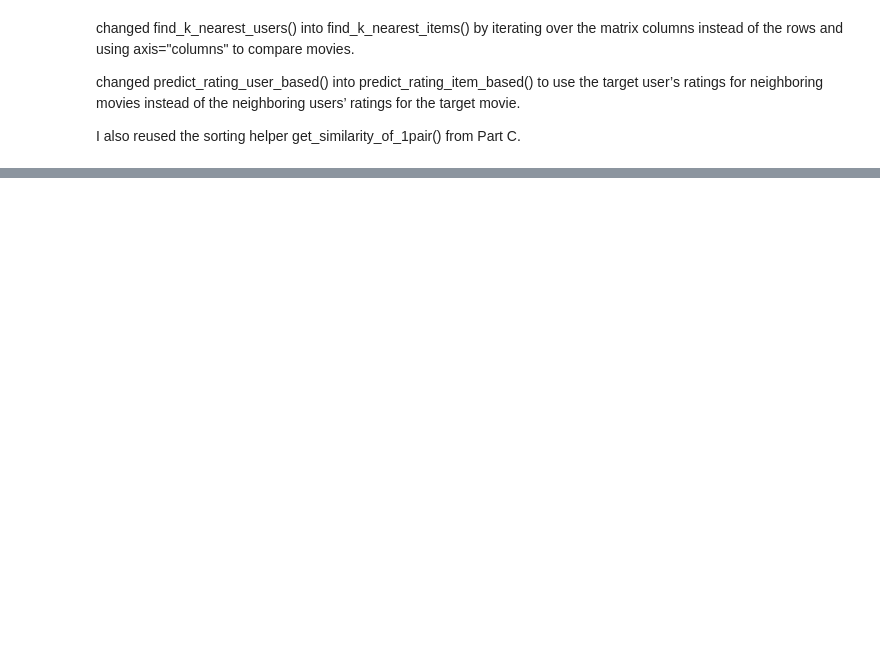
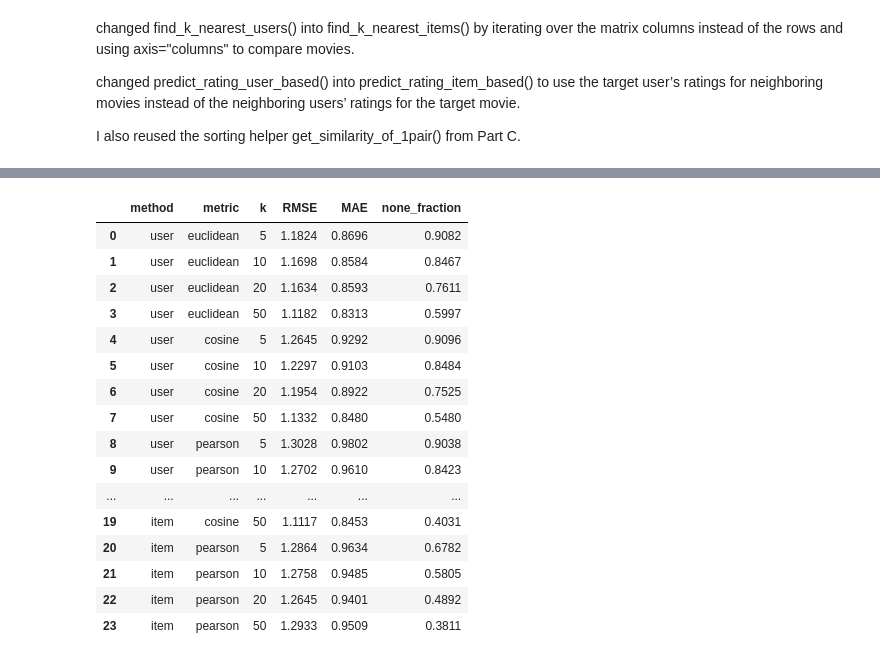
Before and after one commit to aseelibrahim123/ML_lab1, a Jupyter notebook: ML_lab1.ipynb, the cells around one changed output, grey strips where cells are left out. Saved outputs shown, nothing was run; the diff lists cells and outputs as text; code cells hidden in the pictures; blank space fills up the shorter version.

Commit message:
added part E,bouns 1,2

```diff
--- a/ML_lab1.ipynb
+++ b/ML_lab1.ipynb
@@ -380,3 +394,17 @@ changed find_k_nearest_users() into find_k_nearest_items() by iterating over the
 changed predict_rating_user_based() into predict_rating_item_based() to use the target user’s ratings for neighboring movies instead of the neighboring users’ ratings for the target movie.
 
 I also reused the sorting helper get_similarity_of_1pair() from Part C.
+# %%
+def train_test_split_ratings(ratings_df, test_fraction=0.2, seed=42):
+    parts = []
+    for _, grp in ratings_df.groupby("userId"):
+        n_test = max(1, int(round(len(grp) * test_fraction)))
+        n_test = min(n_test, len(grp) - 1)          # keep at least 1 training rating
+        parts.append(grp.sample(n=n_test, random_state=seed))
+    test_df = pd.concat(parts)
+    train_df = ratings_df.drop(test_df.index)
+    return train_df, test_df
+
+train_df, test_df = train_test_split_ratings(ratings)
+train_matrix = train_df.pivot_table(index="userId", columns="movieId", values="rating")
+print(len(train_df), len(test_df), train_matrix.shape)
@@ -382,0 +442,70 @@ I also reused the sorting helper get_similarity_of_1pair() from Part C.
+# %%
+METRICS = ["euclidean", "cosine", "pearson"]
+
+def run_grid(train_matrix, test_df, ks=(5, 10, 20, 50), min_co=2):
+    users, items = train_matrix.index, train_matrix.columns
+    R0 = np.nan_to_num(train_matrix.to_numpy(float))
+    M = train_matrix.notna().to_numpy(float)
+    u_pos = {u: i for i, u in enumerate(users)}
+    c_pos = {m: j for j, m in enumerate(items)}
+
+    n_total = len(test_df)
+    td = test_df[test_df.userId.isin(u_pos) & test_df.movieId.isin(c_pos)]
+    ui = td.userId.map(u_pos).to_numpy()
+    ci = td.movieId.map(c_pos).to_numpy()
+    true = td.rating.to_numpy(float)          # items unseen in training -> None
+
+    rows, cache = [], {}
+    for method in ["user", "item"]:
+        if method == "user":
+            A0, Am, targets = R0, M, ui
+        else:
+            A0, Am, targets = np.ascontiguousarray(R0.T), np.ascontiguousarray(M.T), ci
+        A0sq = A0 ** 2
+        nb = {m: {} for m in METRICS}
+        for t in np.unique(targets):
+            s = pair_stats(A0, Am, A0sq, t)
+            for m in METRICS:
+                nb[m][t] = top_neighbors(sims_from_stats(s, m, t, min_co), max(ks))
+        for m in METRICS:
+            cache[(method, m)] = nb[m]
+            for k in ks:
+                preds = np.full(len(true), np.nan)
+                for r in range(len(true)):
+                    idx, sims = nb[m][targets[r]]
+                    idx, sims = idx[:k], sims[:k]
+                    if method == "user":
+                        rt, mk = R0[idx, ci[r]], M[idx, ci[r]]
+                    else:
+                        rt, mk = R0[ui[r], idx], M[ui[r], idx]
+                    den = (np.abs(sims) * mk).sum()
+                    if den > 0:
+                        preds[r] = (sims * rt * mk).sum() / den
+                ok = ~np.isnan(preds)
+                err = preds[ok] - true[ok]
+                rows.append(dict(method=method, metric=m, k=k,
+                                 RMSE=np.sqrt(np.mean(err ** 2)),
+                                 MAE=np.mean(np.abs(err)),
+                                 none_fraction=1 - ok.sum() / n_total))
+    return pd.DataFrame(rows), cache
+
+results, cache = run_grid(train_matrix, test_df)      # takes a few minutes
+results.round(4)
+# %% [output]
+|  | method | metric | k | RMSE | MAE | none_fraction |
+| 0 | user | euclidean | 5 | 1.1824 | 0.8696 | 0.9082 |
+| 1 | user | euclidean | 10 | 1.1698 | 0.8584 | 0.8467 |
+| 2 | user | euclidean | 20 | 1.1634 | 0.8593 | 0.7611 |
+| 3 | user | euclidean | 50 | 1.1182 | 0.8313 | 0.5997 |
+| 4 | user | cosine | 5 | 1.2645 | 0.9292 | 0.9096 |
+| 5 | user | cosine | 10 | 1.2297 | 0.9103 | 0.8484 |
+| 6 | user | cosine | 20 | 1.1954 | 0.8922 | 0.7525 |
+| 7 | user | cosine | 50 | 1.1332 | 0.8480 | 0.5480 |
+| 8 | user | pearson | 5 | 1.3028 | 0.9802 | 0.9038 |
+| 9 | user | pearson | 10 | 1.2702 | 0.9610 | 0.8423 |
+| ... | ... | ... | ... | ... | ... | ... |
+| 19 | item | cosine | 50 | 1.1117 | 0.8453 | 0.4031 |
+| 20 | item | pearson | 5 | 1.2864 | 0.9634 | 0.6782 |
+| 21 | item | pearson | 10 | 1.2758 | 0.9485 | 0.5805 |
+| 22 | item | pearson | 20 | 1.2645 | 0.9401 | 0.4892 |
+| 23 | item | pearson | 50 | 1.2933 | 0.9509 | 0.3811 |
```
Also changed, not shown: parts of 10 cells of this notebook.
